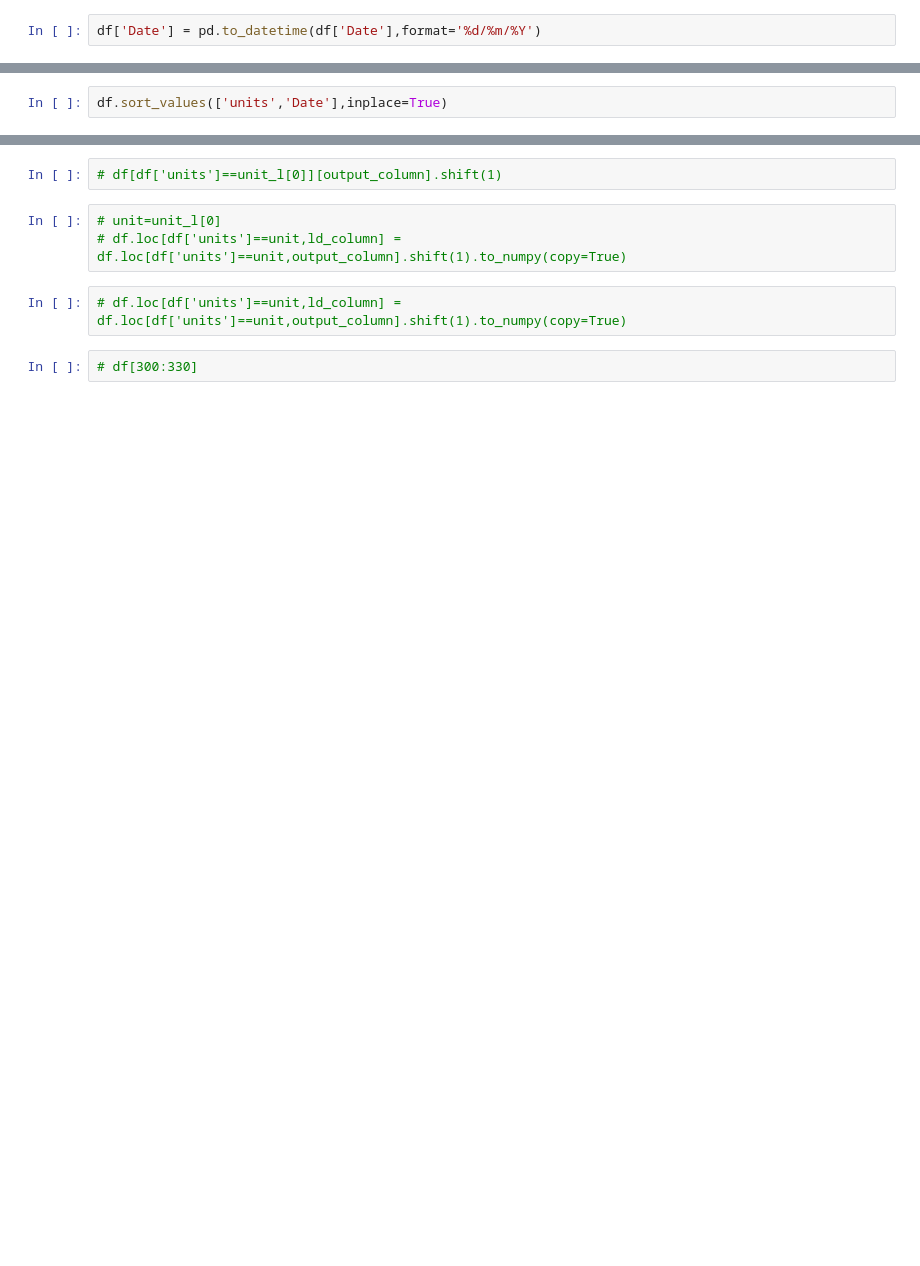
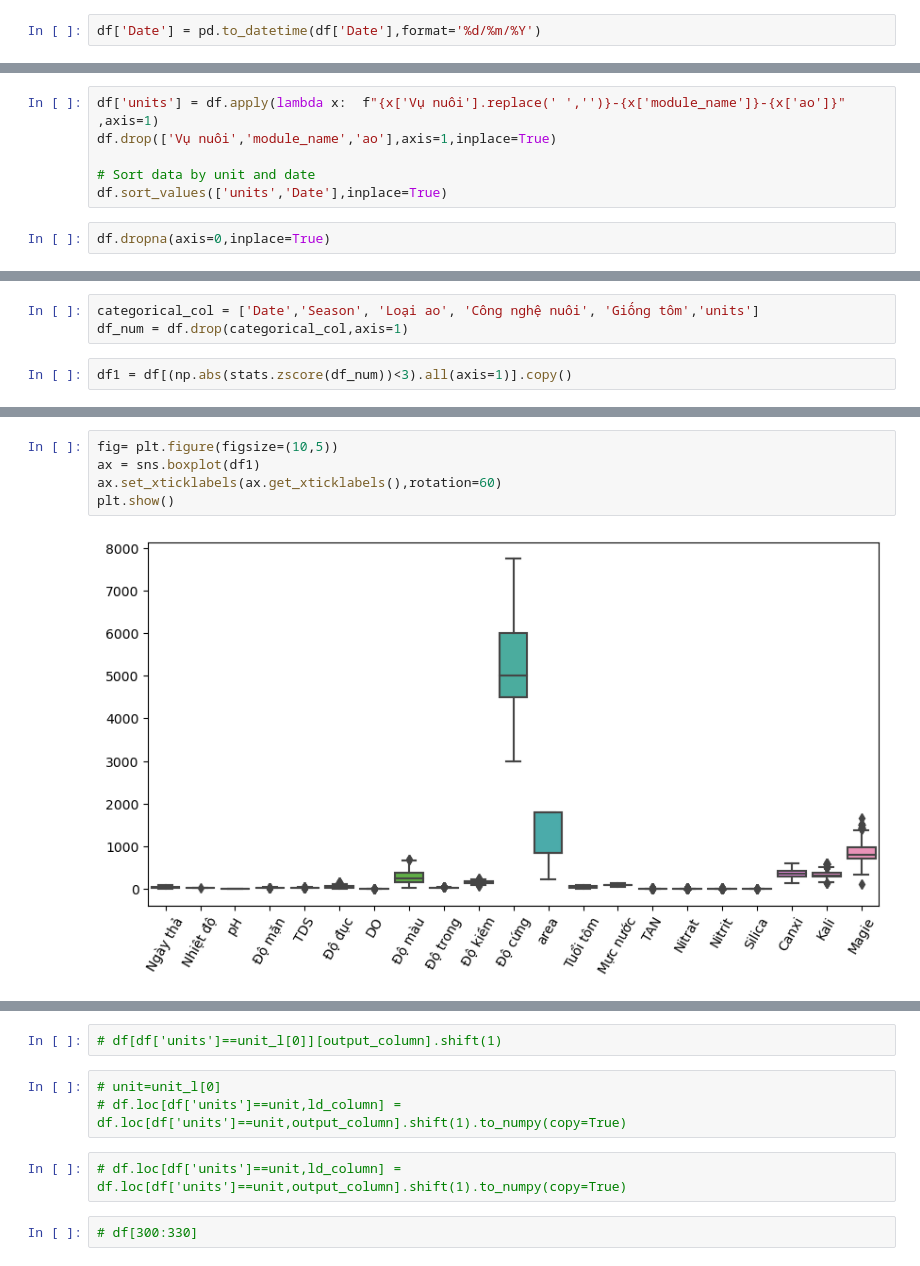
Before and after one commit to truongthuanr/WQi-Model, a Jupyter notebook: Model.ipynb, the cells around one changed output, grey strips where cells are left out. Drawn from its saved outputs; the diff is of its cells as text; blank space fills up the shorter version.

```diff
--- a/Model.ipynb
+++ b/Model.ipynb
@@ -73,2 +86,8 @@ df['Date'] = pd.to_datetime(df['Date'],format='%d/%m/%Y')
+# %%
+df['units'] = df.apply(lambda x:  f"{x['Vụ nuôi'].replace(' ','')}-{x['module_name']}-{x['ao']}" ,axis=1)
+df.drop(['Vụ nuôi','module_name','ao'],axis=1,inplace=True)
+
+# Sort data by unit and date
+df.sort_values(['units','Date'],inplace=True)
 # %%
-df.sort_values(['units','Date'],inplace=True)
+df.dropna(axis=0,inplace=True)
@@ -81,3 +94,8 @@ unit_l = list(df['units'].unique())
+# %%
+categorical_col = ['Date','Season', 'Loại ao', 'Công nghệ nuôi', 'Giống tôm','units']
+df_num = df.drop(categorical_col,axis=1)
+# %%
+df1 = df[(np.abs(stats.zscore(df_num))<3).all(axis=1)].copy()
 # %%
 # lastday columns
 # Tạo thêm cột lastday-column chứa dữ liệu của ngày hôm trước
@@ -93,0 +131,7 @@ for unit in unit_l:
+# %%
+fig= plt.figure(figsize=(10,5))
+ax = sns.boxplot(df1)
+ax.set_xticklabels(ax.get_xticklabels(),rotation=60)
+plt.show()
+# %% [output]
+[figure, added]
```
Also changed, not shown: parts of 53 cells of this notebook.
